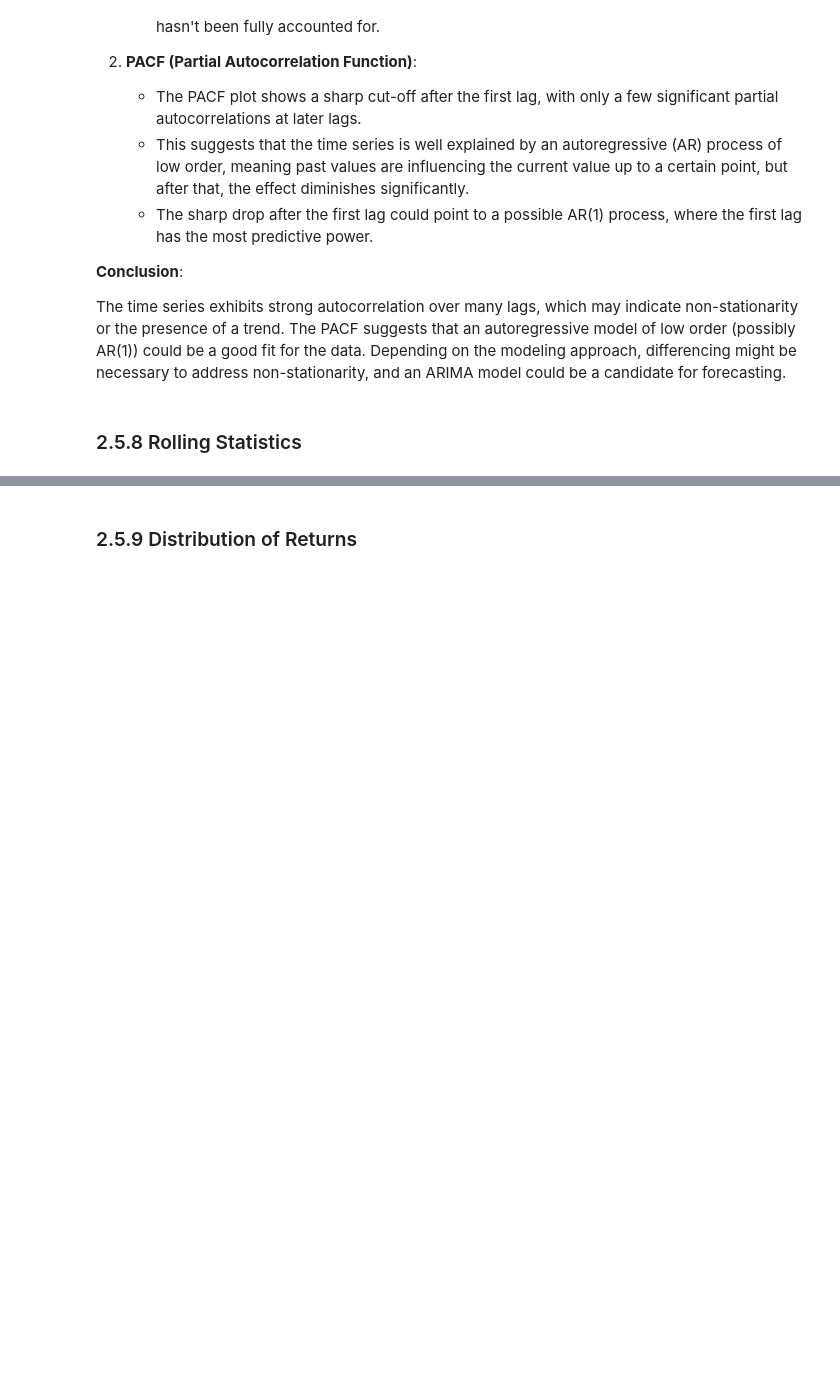
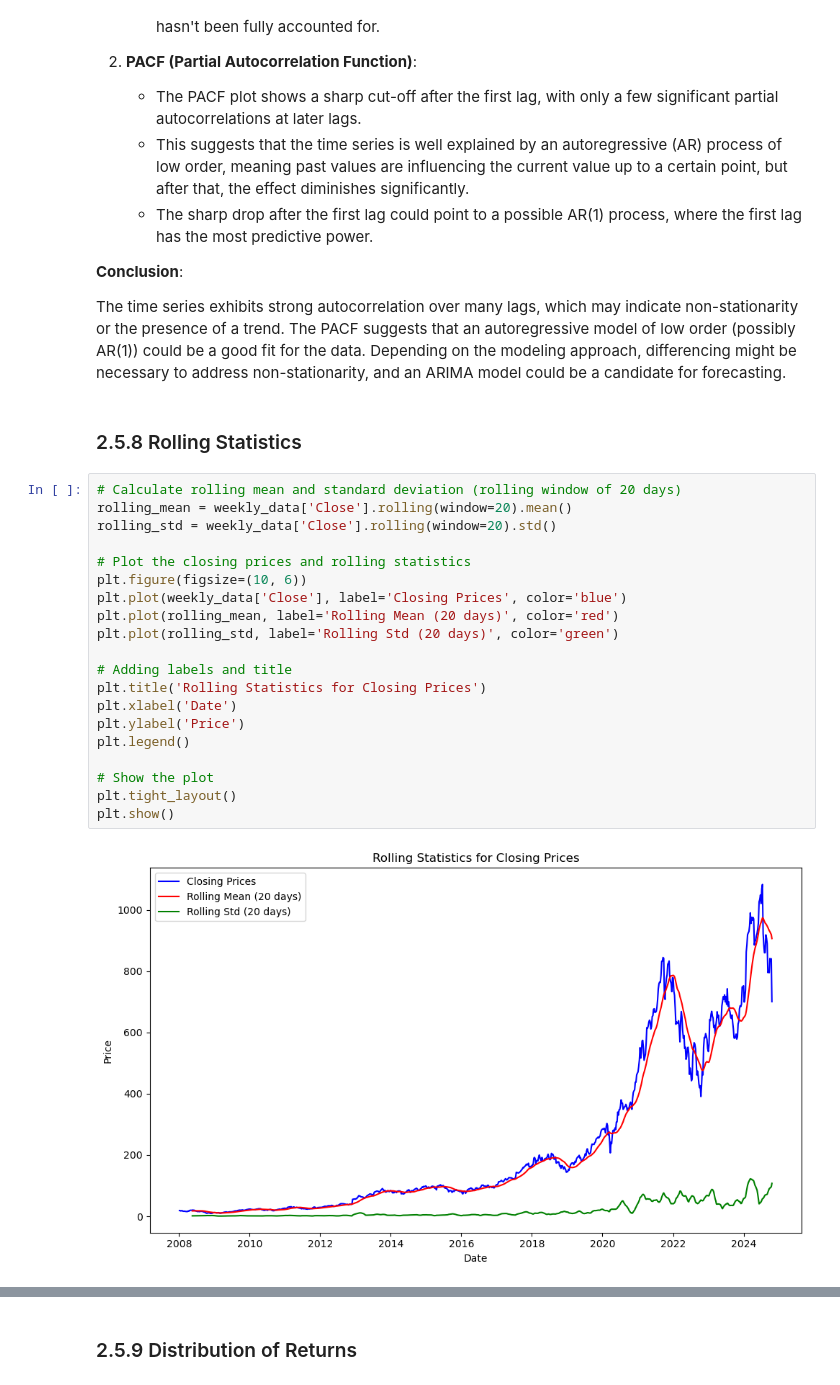
Before and after one commit to mbarriola96/stock_prices_forecasting, a Jupyter notebook: 01_data_understanding.ipynb, the cells around one changed output, grey strips where cells are left out. Cells and saved outputs as stored; diff of their text form; blank space fills up the shorter version.

```diff
--- a/01_data_understanding.ipynb
+++ b/01_data_understanding.ipynb
@@ -535,3 +515,25 @@ The Autocorrelation Function (ACF) and Partial Autocorrelation Function (PACF) p
 The time series exhibits strong autocorrelation over many lags, which may indicate non-stationarity or the presence of a trend. The PACF suggests that an autoregressive model of low order (possibly AR(1)) could be a good fit for the data. Depending on the modeling approach, differencing might be necessary to address non-stationarity, and an ARIMA model could be a candidate for forecasting.
 # %% [markdown]
 ### 2.5.8 Rolling Statistics
+# %%
+# Calculate rolling mean and standard deviation (rolling window of 20 days)
+rolling_mean = weekly_data['Close'].rolling(window=20).mean()
+rolling_std = weekly_data['Close'].rolling(window=20).std()
+
+# Plot the closing prices and rolling statistics
+plt.figure(figsize=(10, 6))
+plt.plot(weekly_data['Close'], label='Closing Prices', color='blue')
+plt.plot(rolling_mean, label='Rolling Mean (20 days)', color='red')
+plt.plot(rolling_std, label='Rolling Std (20 days)', color='green')
+
+# Adding labels and title
+plt.title('Rolling Statistics for Closing Prices')
+plt.xlabel('Date')
+plt.ylabel('Price')
+plt.legend()
+
+# Show the plot
+plt.tight_layout()
+plt.show()
+# %% [output]
+[figure, added]
```
Also changed, not shown: parts of 17 cells of this notebook, 1 other file.
